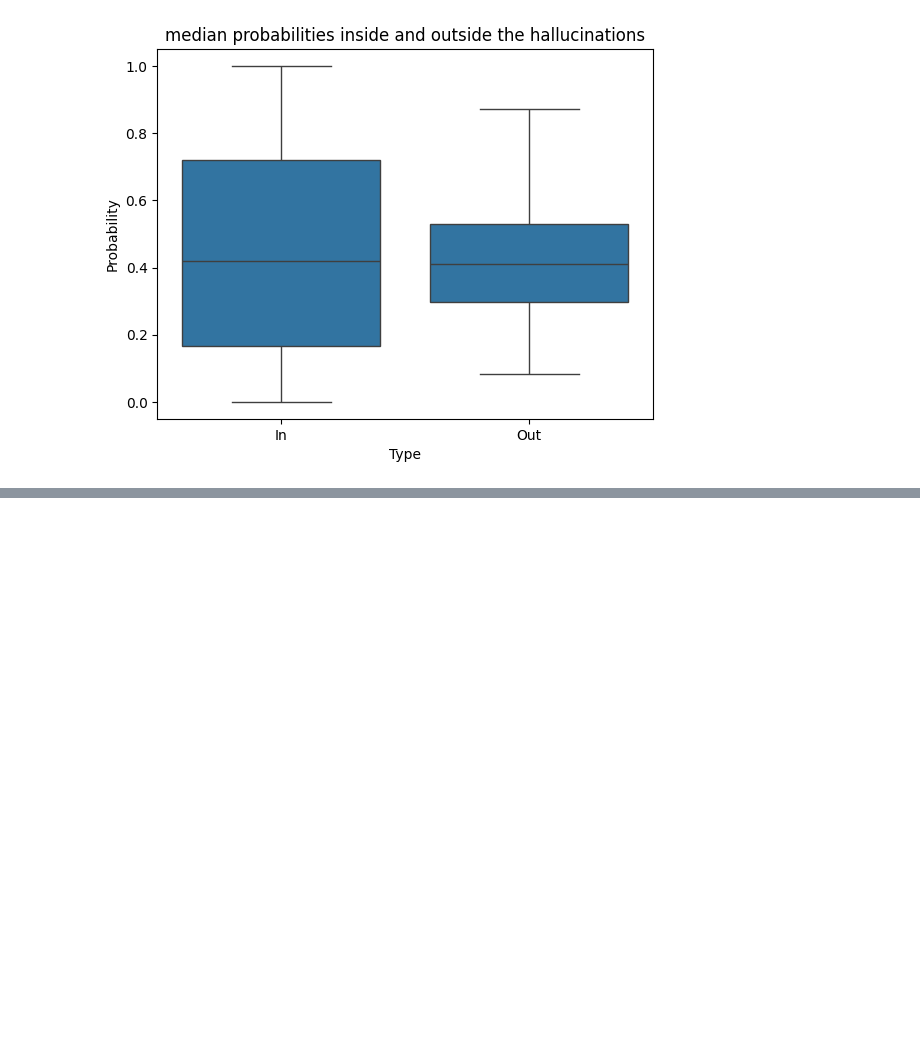
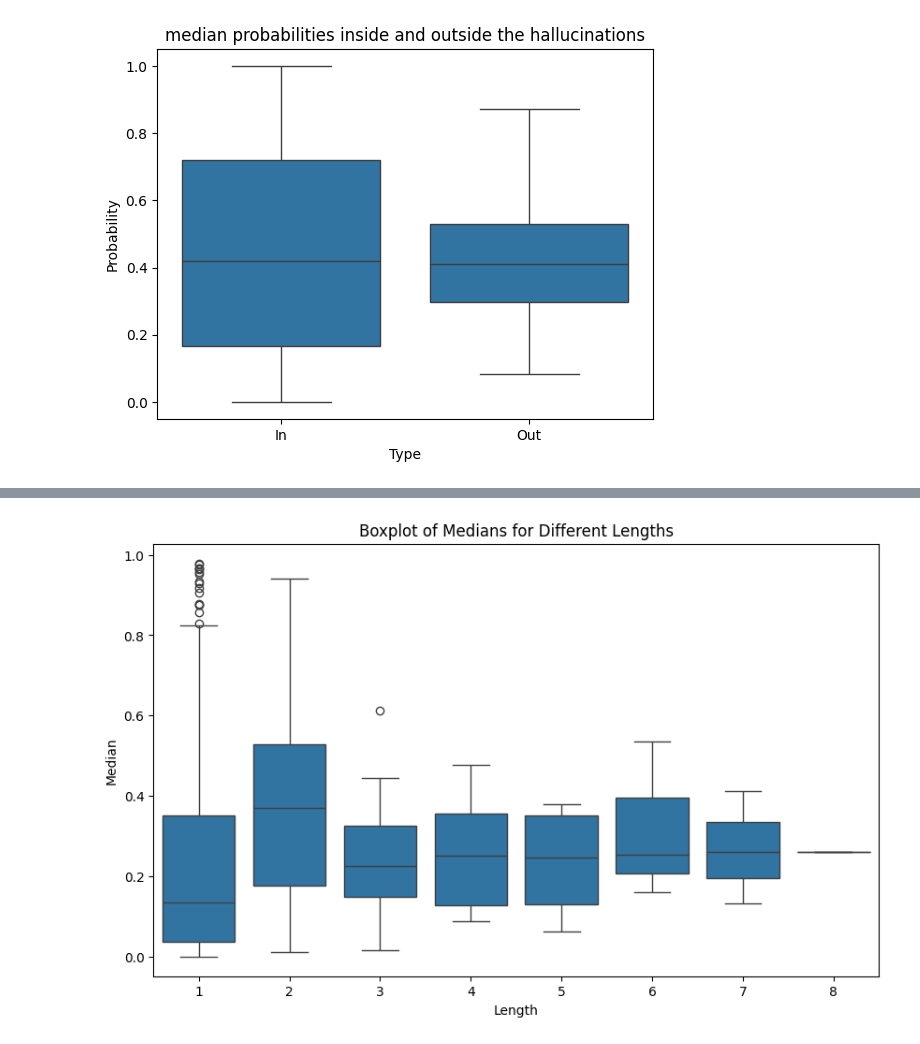
Before and after one commit to maayan-aytek/HallucinationsLLM, a Jupyter notebook: EDA.ipynb, the cells around one changed output, grey strips where cells are left out. Cells and saved outputs as stored; diff of their text form; code cells hidden in the pictures; blank space fills up the shorter version.

```diff
--- a/EDA.ipynb
+++ b/EDA.ipynb
@@ -399,0 +512,25 @@ Statistic: 29202.0, p-value: 0.11421800907268449
+# %%
+df['in_out_probs_sep'] = df.apply(lambda row: extract_hals_probs_sep(row['logits'], row['words_logits_mapping'], row['hallucinations'], custom_stop_words), axis=1)
+# %%
+in_out_statistics = {"in": {"median": [], "mean": [], "len": []}, "out": {"median": [], "mean": [], "len": []}}
+for i in range(len(df)):
+    in_out_dict_list = df['in_out_probs_sep'].iloc[i]
+    for in_out_dict in in_out_dict_list:
+        for key, lst in in_out_dict.items():
+            for stats_dict in lst:
+                in_out_statistics[key]["median"].append(stats_dict["median"])
+                in_out_statistics[key]["mean"].append(stats_dict["mean"])
+                in_out_statistics[key]["len"].append(stats_dict["len"])
+# %%
+data = pd.DataFrame({'len': in_out_statistics["in"]['len'], 'median': in_out_statistics["in"]['median'], 'mean': in_out_statistics["in"]['mean']})
+
+# Plotting
+plt.figure(figsize=(10, 6))
+sns.boxplot(x='len', y='median', data=data)
+plt.title('Boxplot of Medians for Different Lengths')
+plt.suptitle('')  # Suppress the automatic title
+plt.xlabel('Length')
+plt.ylabel('Median')
+plt.show()
+# %% [output]
+[figure, added]
```
Also changed, not shown: parts of 26 cells of this notebook, 1 other file.
